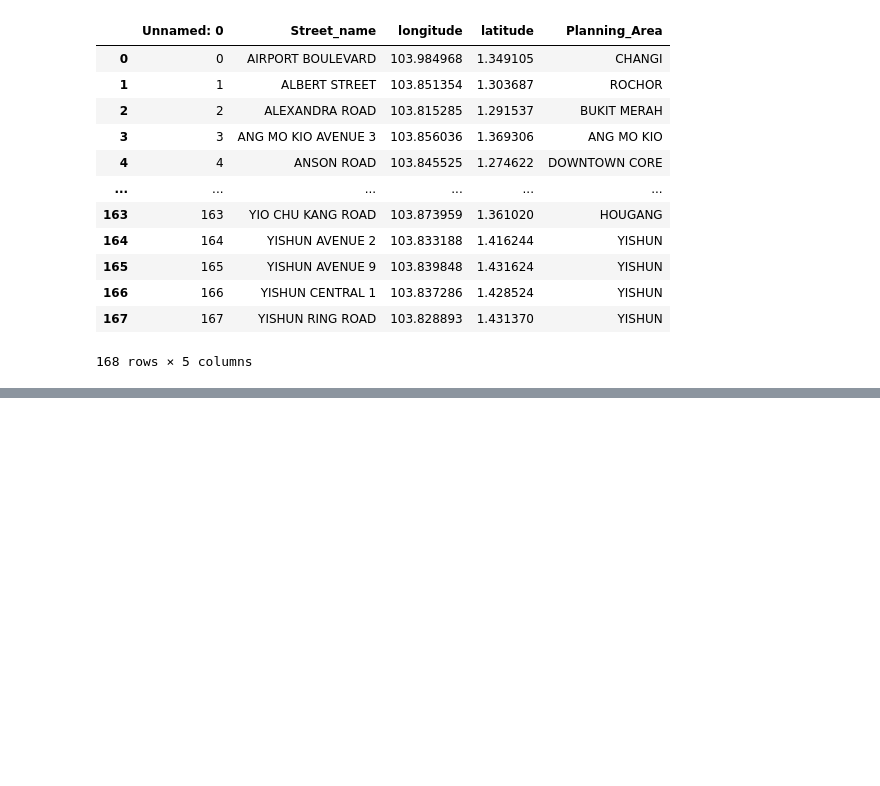
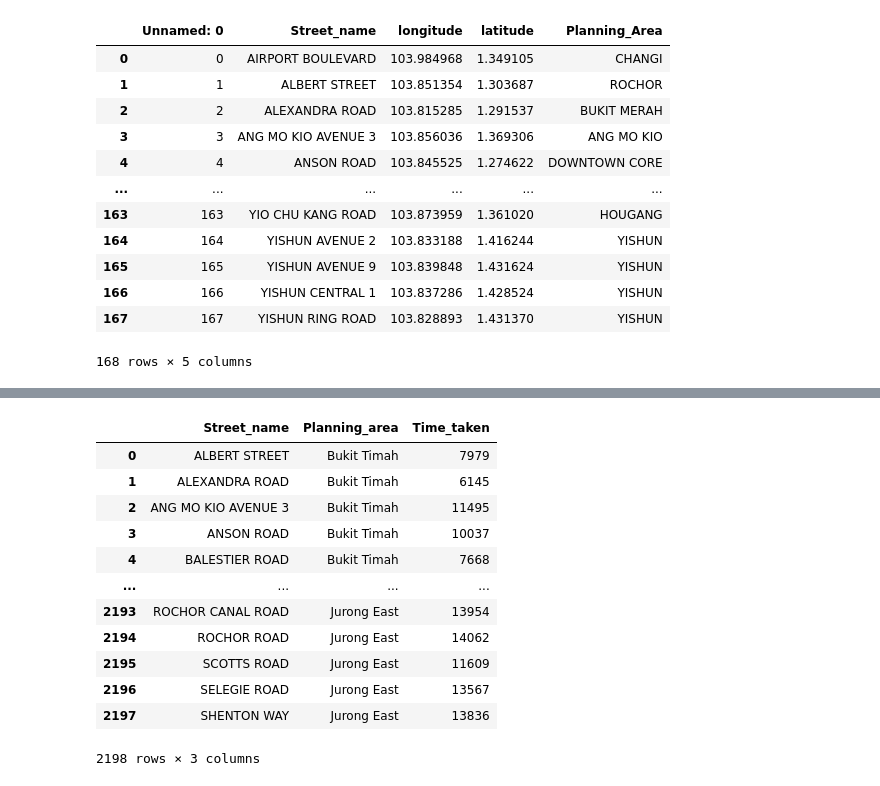
Before and after one commit to melgann/dse-project, a Jupyter notebook: Obtaining_coords_street.ipynb, the cells around one changed output, grey strips where cells are left out. Saved outputs shown, nothing was run; the diff lists cells and outputs as text; code cells hidden in the pictures; blank space fills up the shorter version.

```diff
--- a/Obtaining_coords_street.ipynb
+++ b/Obtaining_coords_street.ipynb
@@ -288,15 +299,20 @@ new_df_with_time = pd.DataFrame(columns=["Street_name", "Planning_area", "Time_t
 # Iterate over rows in centroid_table (skip the header row)
 for _, start_row in centroid_table[1:].iterrows():
     starting_latitude = start_row['latitude']
+    print(starting_latitude)
     starting_longitude = start_row['longitude']
+    print(starting_longitude)
 
     # Iterate over rows in ending_coordinates (skip the header row)
     for _, end_row in ending_coordinates[1:].iterrows():
         ending_latitude = end_row['latitude']
+        print(ending_latitude)
         ending_longitude = end_row['longitude']
 
         # Construct the URL
-        url = f"https://www.onemap.gov.sg/api/public/routingsvc/route?start={starting_latitude}%2C{starting_longitude}&end={ending_latitude}%2C{ending_longitude}&routeType=pt&date=08-13-2023&time=07%3A35%3A00&mode=TRANSIT&maxWalkDistance=1000&numItineraries=3"
+        #url = f"https://www.onemap.gov.sg/api/public/routingsvc/route?start={starting_latitude}%2C{starting_longitude}&end={ending_latitude}%2C{ending_longitude}&routeType=pt&date=03-19-2023&time=07%3A35%3A00&mode=TRANSIT&maxWalkDistance=1000&numItineraries=1"
+        #url = f"https://www.onemap.gov.sg/api/public/routingsvc/route?start={starting_latitude}%2C{starting_longitude}&end={ending_latitude}%2C{ending_longitude}&routeType=pt&date=03-19-2023&time=07%3A35%3A12&mode=BUS&maxWalkDistance=1&numItineraries=1"
+        url = "https://www.onemap.gov.sg/api/public/routingsvc/route?start=1.320981%2C103.844150&end=1.326762%2C103.8559&routeType=pt&date=08-13-2023&time=07%3A35%3A00&mode=TRANSIT&maxWalkDistance=10&numItineraries=3"
 
         # Set headers
         headers = {
@@ -310,13 +326,16 @@ for _, start_row in centroid_table[1:].iterrows():
         # Print the response data
         print(data)
 
-        #if data['found'] != 0:
-        time = data['plan']['itineraries'][0]['duration']
+        if 'message' not in data:
+            time = data['plan']['itineraries'][0]['duration']
+            planning_area_start = start_row['name']
+            street_name_end = end_row['Street_name']
+            new_row = pd.DataFrame({"Street_name":[street_name_end], "Planning_area": [planning_area_start], "Time_taken": [time]})
+            new_df_with_time = pd.concat([new_df_with_time, new_row], ignore_index=True)
+            #print(new_row)
 
-        planning_area_start = start_row['name']
-        street_name_end = end_row['Street_name']
-        new_row = pd.DataFrame({"Street_name":[street_name_end], "Planning_area": [planning_area_start], "Time_taken": [time]})
-        new_df_with_time = pd.concat([new_df_with_time, new_row], ignore_index=True)
+new_df_with_time
+
     #else:
         #new_row = pd.DataFrame({"Street_name":[i],"longitude": [-1], "latitude": [-1]})
         #new_df_longitude_latitude = pd.concat([new_df_longitude_latitude, new_row], ignore_index=True)
@@ -325,0 +361,16 @@ KeyError: 'planning_area'
+# %%
+new_df_with_time
+# %% [output]
+|  | Street_name | Planning_area | Time_taken |
+| 0 | ALBERT STREET | Bukit Timah | 7979 |
+| 1 | ALEXANDRA ROAD | Bukit Timah | 6145 |
+| 2 | ANG MO KIO AVENUE 3 | Bukit Timah | 11495 |
+| 3 | ANSON ROAD | Bukit Timah | 10037 |
+| 4 | BALESTIER ROAD | Bukit Timah | 7668 |
+| ... | ... | ... | ... |
+| 2193 | ROCHOR CANAL ROAD | Jurong East | 13954 |
+| 2194 | ROCHOR ROAD | Jurong East | 14062 |
+| 2195 | SCOTTS ROAD | Jurong East | 11609 |
+| 2196 | SELEGIE ROAD | Jurong East | 13567 |
+| 2197 | SHENTON WAY | Jurong East | 13836 |
+2198 rows × 3 columns
```
Also changed, not shown: parts of 5 cells of this notebook.
